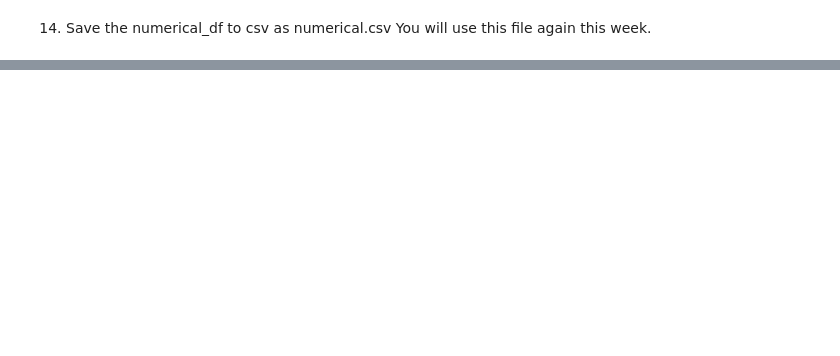
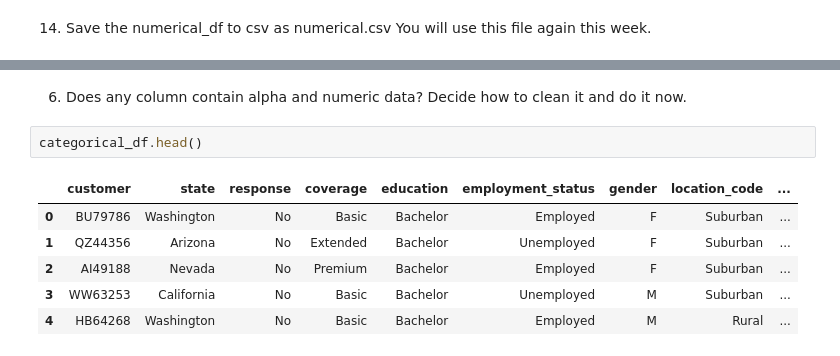
Before and after one commit to valmgisbert/lab-cleaning-numerical-data, a Jupyter notebook: lab-cleaning-numerical-data.ipynb, the cells around one changed output, grey strips where cells are left out. Drawn from its saved outputs; the diff is of its cells as text; blank space fills up the shorter version.

```diff
--- a/lab-cleaning-numerical-data.ipynb
+++ b/lab-cleaning-numerical-data.ipynb
@@ -305,0 +410,11 @@ numerical_df.to_csv('numerical.csv')
+# %% [markdown]
+6. Does any column contain alpha and numeric data?  Decide how to clean it and do it now.
+# %%
+categorical_df.head()
+# %% [output]
+|  | customer | state | response | coverage | education | employment_status | gender | location_code | ... |
+| 0 | BU79786 | Washington | No | Basic | Bachelor | Employed | F | Suburban | ... |
+| 1 | QZ44356 | Arizona | No | Extended | Bachelor | Unemployed | F | Suburban | ... |
+| 2 | AI49188 | Nevada | No | Premium | Bachelor | Employed | F | Suburban | ... |
+| 3 | WW63253 | California | No | Basic | Bachelor | Unemployed | M | Suburban | ... |
+| 4 | HB64268 | Washington | No | Basic | Bachelor | Employed | M | Rural | ... |
```
Also changed, not shown: parts of 29 cells of this notebook, 1 other file.
